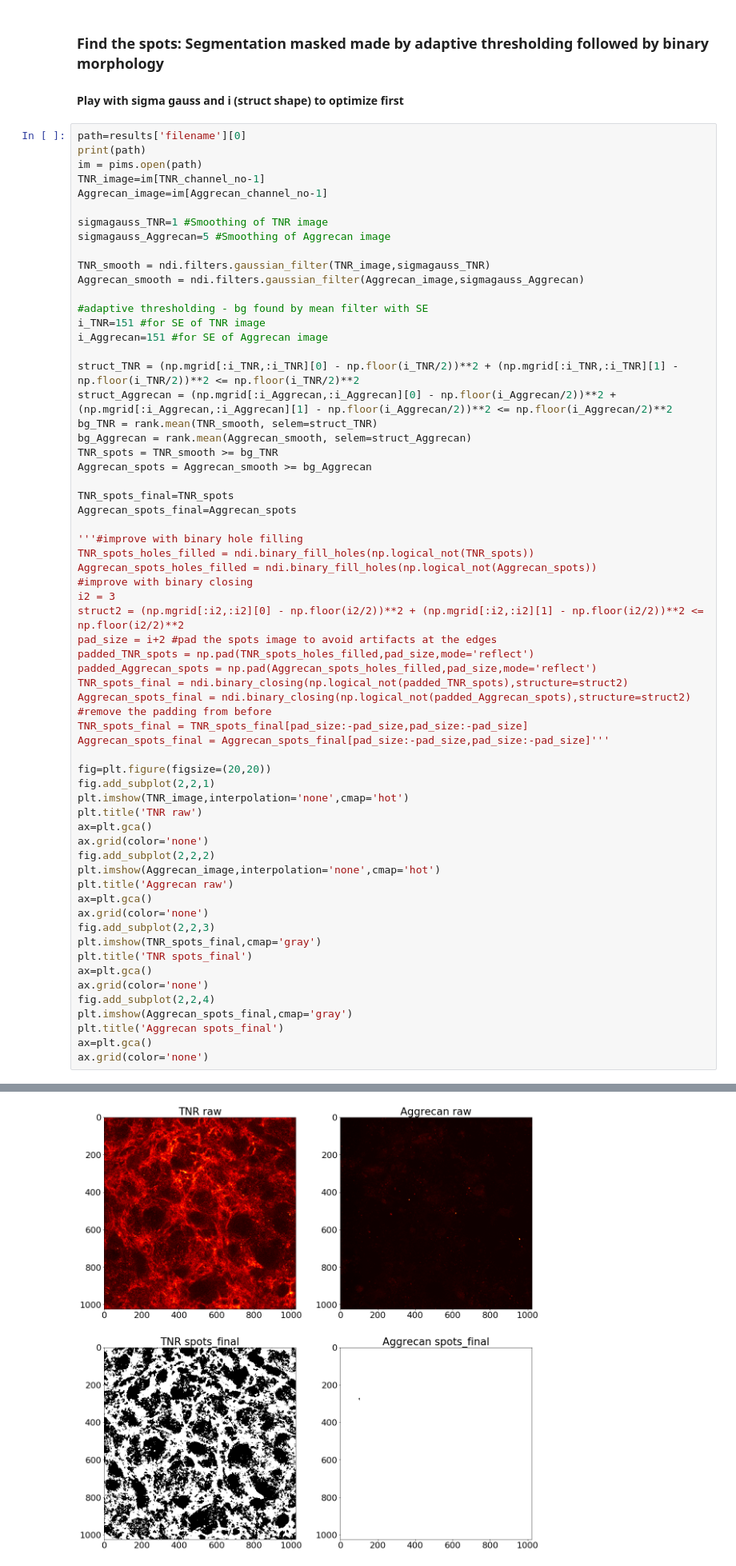
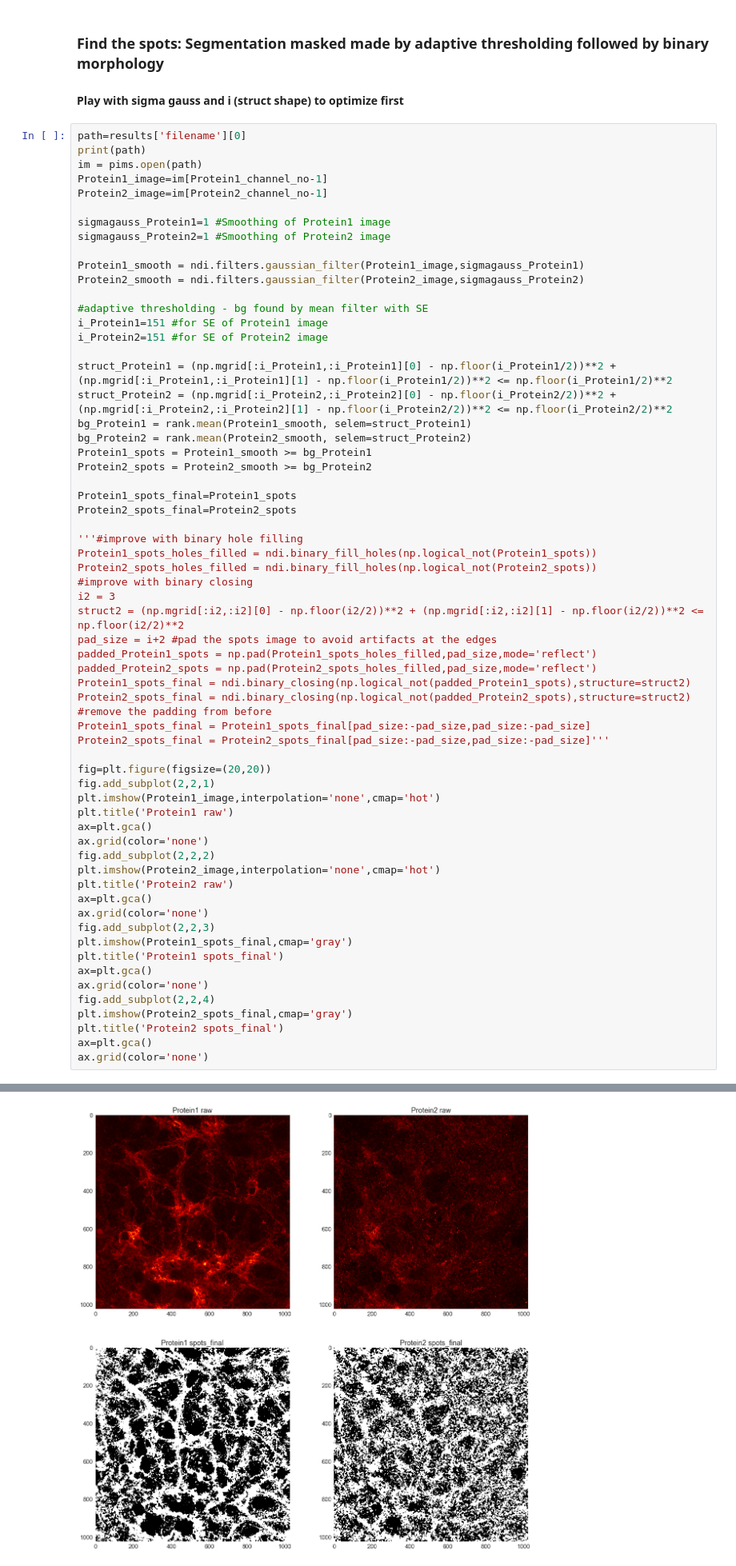
Before and after one commit to taldanko/Image_processing, a Jupyter notebook: SlicesManipulation_Analysis/SlicesManipulation_Analysis.ipynb, the cells around one changed output, grey strips where cells are left out. Shown at 80% size. Cells and saved outputs as stored; diff of their text form.

```diff
--- a/SlicesManipulation_Analysis/SlicesManipulation_Analysis.ipynb
+++ b/SlicesManipulation_Analysis/SlicesManipulation_Analysis.ipynb
@@ -134,63 +140,63 @@ LFS
 path=results['filename'][0]
 print(path)
 im = pims.open(path)
-TNR_image=im[TNR_channel_no-1]
-Aggrecan_image=im[Aggrecan_channel_no-1]
+Protein1_image=im[Protein1_channel_no-1]
+Protein2_image=im[Protein2_channel_no-1]
 
-sigmagauss_TNR=1 #Smoothing of TNR image
-sigmagauss_Aggrecan=5 #Smoothing of Aggrecan image
+sigmagauss_Protein1=1 #Smoothing of Protein1 image
+sigmagauss_Protein2=1 #Smoothing of Protein2 image
 
-TNR_smooth = ndi.filters.gaussian_filter(TNR_image,sigmagauss_TNR)
-Aggrecan_smooth = ndi.filters.gaussian_filter(Aggrecan_image,sigmagauss_Aggrecan)
+Protein1_smooth = ndi.filters.gaussian_filter(Protein1_image,sigmagauss_Protein1)
+Protein2_smooth = ndi.filters.gaussian_filter(Protein2_image,sigmagauss_Protein2)
 
 #adaptive thresholding - bg found by mean filter with SE
-i_TNR=151 #for SE of TNR image
-i_Aggrecan=151 #for SE of Aggrecan image
+i_Protein1=151 #for SE of Protein1 image
+i_Protein2=151 #for SE of Protein2 image
 
-struct_TNR = (np.mgrid[:i_TNR,:i_TNR][0] - np.floor(i_TNR/2))**2 + (np.mgrid[:i_TNR,:i_TNR][1] - np.floor(i_TNR/2))**2 <= np.floor(i_TNR/2)**2
-struct_Aggrecan = (np.mgrid[:i_Aggrecan,:i_Aggrecan][0] - np.floor(i_Aggrecan/2))**2 + (np.mgrid[:i_Aggrecan,:i_Aggrecan][1] - np.floor(i_Aggrecan/2))**2 <= np.floor(i_Aggrecan/2)**2
-bg_TNR = rank.mean(TNR_smooth, selem=struct_TNR)
-bg_Aggrecan = rank.mean(Aggrecan_smooth, selem=struct_Aggrecan)
-TNR_spots = TNR_smooth >= bg_TNR
-Aggrecan_spots = Aggrecan_smooth >= bg_Aggrecan
+struct_Protein1 = (np.mgrid[:i_Protein1,:i_Protein1][0] - np.floor(i_Protein1/2))**2 + (np.mgrid[:i_Protein1,:i_Protein1][1] - np.floor(i_Protein1/2))**2 <= np.floor(i_Protein1/2)**2
+struct_Protein2 = (np.mgrid[:i_Protein2,:i_Protein2][0] - np.floor(i_Protein2/2))**2 + (np.mgrid[:i_Protein2,:i_Protein2][1] - np.floor(i_Protein2/2))**2 <= np.floor(i_Protein2/2)**2
+bg_Protein1 = rank.mean(Protein1_smooth, selem=struct_Protein1)
+bg_Protein2 = rank.mean(Protein2_smooth, selem=struct_Protein2)
+Protein1_spots = Protein1_smooth >= bg_Protein1
+Protein2_spots = Protein2_smooth >= bg_Protein2
 
-TNR_spots_final=TNR_spots
-Aggrecan_spots_final=Aggrecan_spots
+Protein1_spots_final=Protein1_spots
+Protein2_spots_final=Protein2_spots
 
 '''#improve with binary hole filling
-TNR_spots_holes_filled = ndi.binary_fill_holes(np.logical_not(TNR_spots))
-Aggrecan_spots_holes_filled = ndi.binary_fill_holes(np.logical_not(Aggrecan_spots))
+Protein1_spots_holes_filled = ndi.binary_fill_holes(np.logical_not(Protein1_spots))
+Protein2_spots_holes_filled = ndi.binary_fill_holes(np.logical_not(Protein2_spots))
 #improve with binary closing
 i2 = 3
 struct2 = (np.mgrid[:i2,:i2][0] - np.floor(i2/2))**2 + (np.mgrid[:i2,:i2][1] - np.floor(i2/2))**2 <= np.floor(i2/2)**2
 pad_size = i+2 #pad the spots image to avoid artifacts at the edges
-padded_TNR_spots = np.pad(TNR_spots_holes_filled,pad_size,mode='reflect')
-padded_Aggrecan_spots = np.pad(Aggrecan_spots_holes_filled,pad_size,mode='reflect')
-TNR_spots_final = ndi.binary_closing(np.logical_not(padded_TNR_spots),structure=struct2)
-Aggrecan_spots_final = ndi.binary_closing(np.logical_not(padded_Aggrecan_spots),structure=struct2)
+padded_Protein1_spots = np.pad(Protein1_spots_holes_filled,pad_size,mode='reflect')
+padded_Protein2_spots = np.pad(Protein2_spots_holes_filled,pad_size,mode='reflect')
+Protein1_spots_final = ndi.binary_closing(np.logical_not(padded_Protein1_spots),structure=struct2)
+Protein2_spots_final = ndi.binary_closing(np.logical_not(padded_Protein2_spots),structure=struct2)
 #remove the padding from before
-TNR_spots_final = TNR_spots_final[pad_size:-pad_size,pad_size:-pad_size]
-Aggrecan_spots_final = Aggrecan_spots_final[pad_size:-pad_size,pad_size:-pad_size]'''
+Protein1_spots_final = Protein1_spots_final[pad_size:-pad_size,pad_size:-pad_size]
+Protein2_spots_final = Protein2_spots_final[pad_size:-pad_size,pad_size:-pad_size]'''
 
 fig=plt.figure(figsize=(20,20))
 fig.add_subplot(2,2,1)
-plt.imshow(TNR_image,interpolation='none',cmap='hot')
-plt.title('TNR raw')
+plt.imshow(Protein1_image,interpolation='none',cmap='hot')
+plt.title('Protein1 raw')
 ax=plt.gca()
 ax.grid(color='none')
 fig.add_subplot(2,2,2)
-plt.imshow(Aggrecan_image,interpolation='none',cmap='hot')
-plt.title('Aggrecan raw')
+plt.imshow(Protein2_image,interpolation='none',cmap='hot')
+plt.title('Protein2 raw')
 ax=plt.gca()
 ax.grid(color='none')
 fig.add_subplot(2,2,3)
-plt.imshow(TNR_spots_final,cmap='gray')
-plt.title('TNR spots_final')
+plt.imshow(Protein1_spots_final,cmap='gray')
+plt.title('Protein1 spots_final')
 ax=plt.gca()
 ax.grid(color='none')
 fig.add_subplot(2,2,4)
-plt.imshow(Aggrecan_spots_final,cmap='gray')
-plt.title('Aggrecan spots_final')
+plt.imshow(Protein2_spots_final,cmap='gray')
+plt.title('Protein2 spots_final')
 ax=plt.gca()
 ax.grid(color='none')
 # %% [output]
@@ -198 +204 @@ ax.grid(color='none')
-[figure, old version]
+[figure, new version]
```
Also changed, not shown: parts of 28 cells of this notebook.
